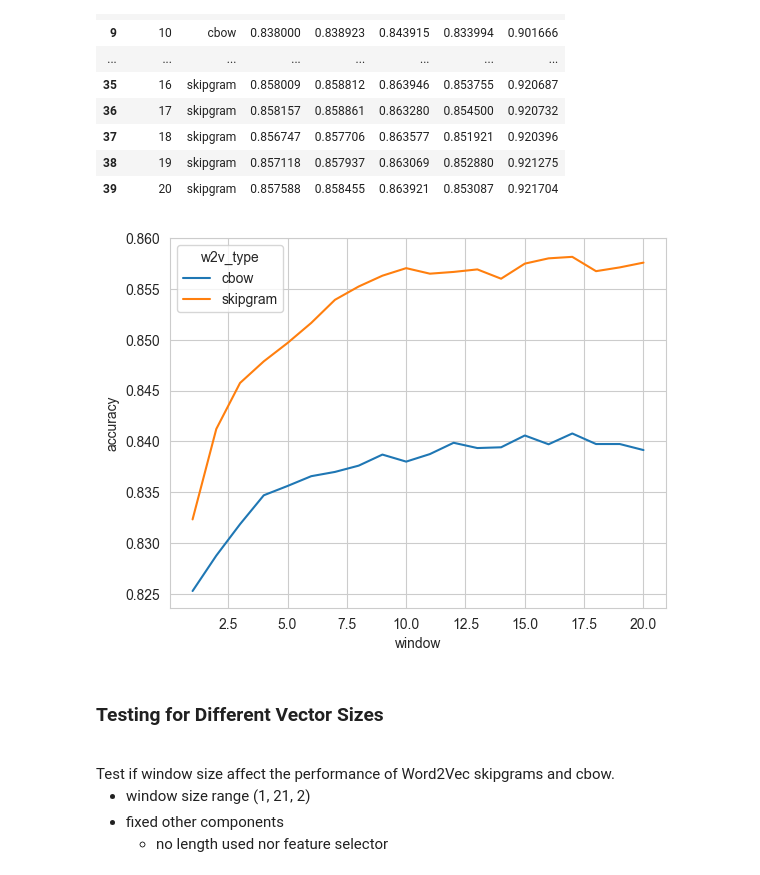
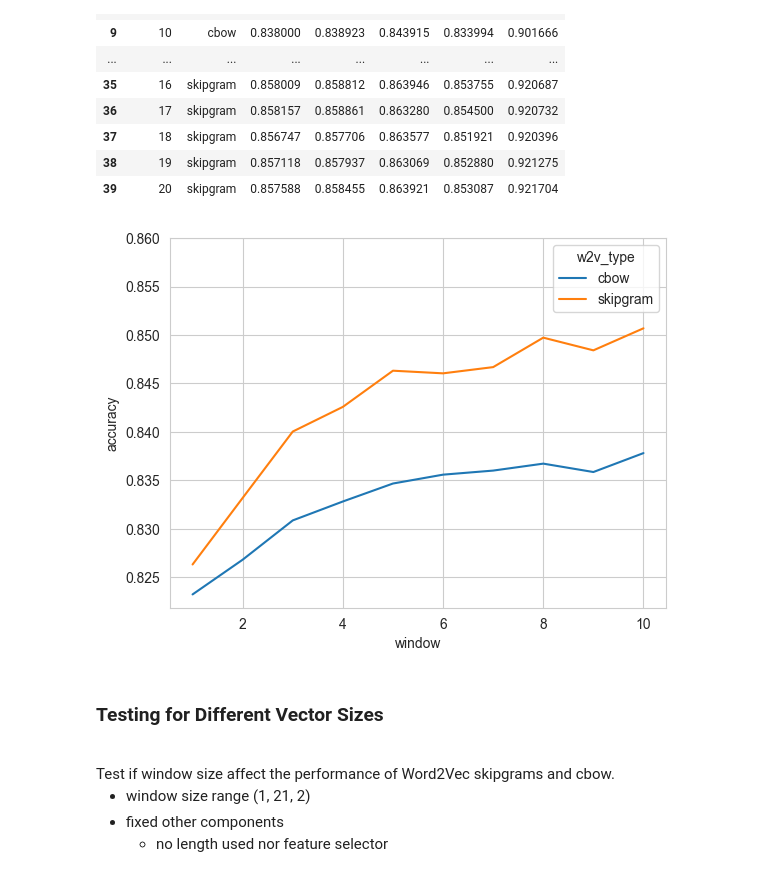
Before and after one commit to niimo753/spam-review-detection, a Jupyter notebook: notebooks/testing/word2vec.ipynb, the cells around one changed output. Cells and saved outputs as stored; diff of their text form; code cells hidden in the pictures.

```diff
--- a/notebooks/testing/word2vec.ipynb
+++ b/notebooks/testing/word2vec.ipynb
@@ -355,13 +628,13 @@ window_size
 | 38 | 19 | skipgram | 0.857118 | 0.857937 | 0.863069 | 0.852880 | 0.921275 |
 | 39 | 20 | skipgram | 0.857588 | 0.858455 | 0.863921 | 0.853087 | 0.921704 |
 # %%
-window_size = pd.read_csv(r"..\..\output\define_testcases\w2v_window_test.csv")
+window_size = pd.read_csv(r"..\..\output\define_testcases\w2v_window_test_vs100.csv")
 sns.lineplot(x=window_size['window'], y=window_size['accuracy'], hue=window_size['w2v_type'])
 plt.ylim(top=0.86)
 # plt.xticks(range(1, 21, 1))
 plt.show()
 # %% [output]
-[figure, old version]
+[figure, new version]
 # %% [markdown]
 ### Testing for Different Vector Sizes
 <br>
```
Also changed, not shown: parts of 29 cells of this notebook.
